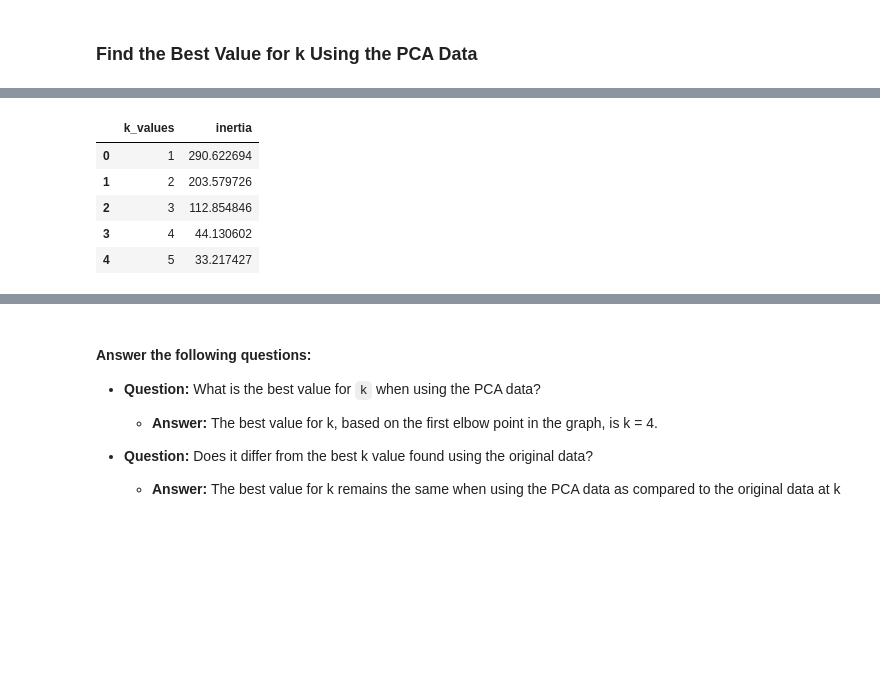
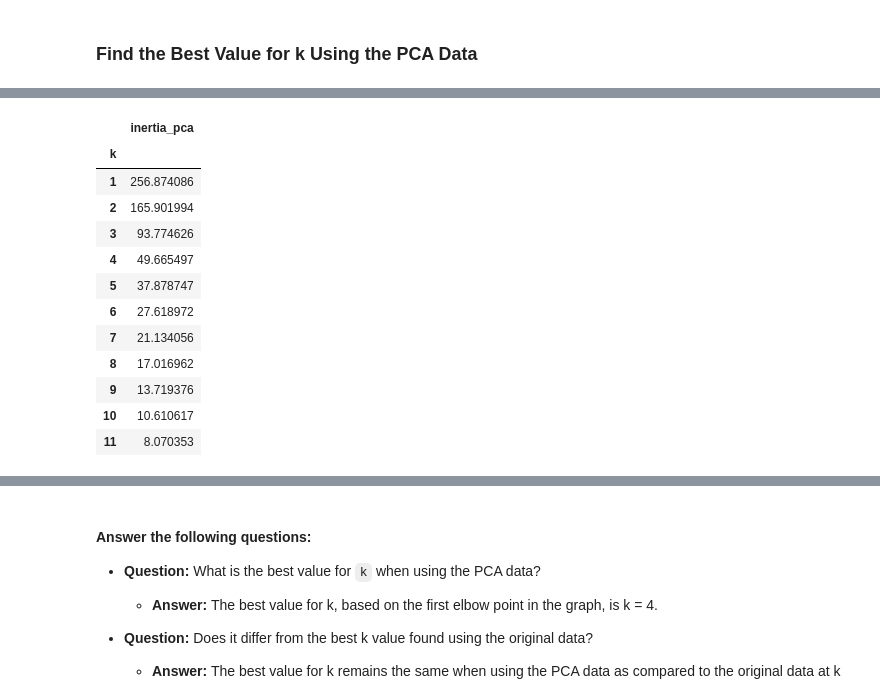
Before and after one commit to Akemp787/Crypto-Clustering, a Jupyter notebook: Crypto_Clustering.ipynb, the cells around one changed output, grey strips where cells are left out. Cells and saved outputs as stored; diff of their text form; code cells hidden in the pictures; blank space fills up the shorter version.

Commit message:
Crypto Clustering Challenge

```diff
--- a/Crypto_Clustering.ipynb
+++ b/Crypto_Clustering.ipynb
@@ -161,4 +183,4 @@ k_means_model = KMeans(n_clusters=4, random_state=1)
 # %%
 # Fit the K-Means model using the scaled data
-k_means_model.fit(market_scaled_df)
+kmodel.fit(df_market_data_scaled)
 # %% [output]
@@ -216,8 +262,7 @@ pca_model = PCA(n_components=3)
 # %%
-# Use the PCA model with `fit_transform` to reduce to
-# three principal components.
-market_data_pca = pca.fit_transform(market_predictions_df)
+# Use the PCA model with `fit_transform` to reduce to three principal components.
+market_data_pca = pca.fit_transform(df_market_data_scaled_no_clusters)
 
 # View the first five rows of the DataFrame.
-market_data_pca[: 5]
+market_data_pca[0:5]
 # %% [output]
@@ -270,5 +311,7 @@ market_pca_df.head()
 # %% [markdown]
 ### Find the Best Value for k Using the PCA Data
 # %%
-# Create a list with the number of k-values from 1 to 11
-k_values = list(range(1, 11))
+# Create a list with the number of k-values to try
+# We use a range from 1 to 11
+k = list(range(1,12))
+k
@@ -275,16 +320,15 @@ k_values = list(range(1, 11))
 # %%
-# Create an empty list to store the inertia values
-inertia2 = []
+# Create an empy list to store the inertia values
+inertia_pca = []
 
 # Create a for loop to compute the inertia with each possible value of k
 # Inside the loop:
+# 1. Create a KMeans model using the loop counter for the n_clusters
+# 2. Fit the model to the data using `df_market_data_pca`
+# 3. Append the model.inertia_ to the inertia list
+for i in k:
+    model_pca = KMeans(n_clusters = i)
+    model_pca.fit(df_market_data_pca)
+    inertia_pca.append(model_pca.inertia_)
 
-# 1. Create a KMeans model using the loop counter for the n_clusters
-for i in k_values:
-
-# 2. Fit the model to the data using `df_market_data_pca`
-    k_model = KMeans(n_clusters=i, random_state=1)
-    k_model.fit(market_pca_df)
-
-# 3. Append the model.inertia_ to the inertia list
-    inertia2.append(k_model.inertia_)
+inertia_pca
@@ -291,19 +347,26 @@ for i in k_values:
 # %%
 # Create a dictionary with the data to plot the Elbow curve
-elbow_data2 = {"k_values": k_values, "inertia": inertia2}
+inertia_pca = {'k':k, 'inertia_pca':inertia_pca}
 
 # Create a DataFrame with the data to plot the Elbow curve
-df_elbow2 = pd.DataFrame(elbow_data2)
+inertia_pca_df = pd.DataFrame(inertia_pca)
 
-# Review the DataFrame
-df_elbow2.head()
+inertia_pca_df = inertia_pca_df.set_index('k')
+inertia_pca_df
 # %% [output]
-|  | k_values | inertia |
-| 0 | 1 | 290.622694 |
-| 1 | 2 | 203.579726 |
-| 2 | 3 | 112.854846 |
-| 3 | 4 | 44.130602 |
-| 4 | 5 | 33.217427 |
+|  | inertia_pca |
+| k |  |
+| 1 | 256.874086 |
+| 2 | 165.901994 |
+| 3 | 93.774626 |
+| 4 | 49.665497 |
+| 5 | 37.878747 |
+| 6 | 27.618972 |
+| 7 | 21.134056 |
+| 8 | 17.016962 |
+| 9 | 13.719376 |
+| 10 | 10.610617 |
+| 11 | 8.070353 |
 # %%
 # Plot a line chart with all the inertia values computed with
 # the different values of k to visually identify the optimal value for k.
```
Also changed, not shown: parts of 36 cells of this notebook.
